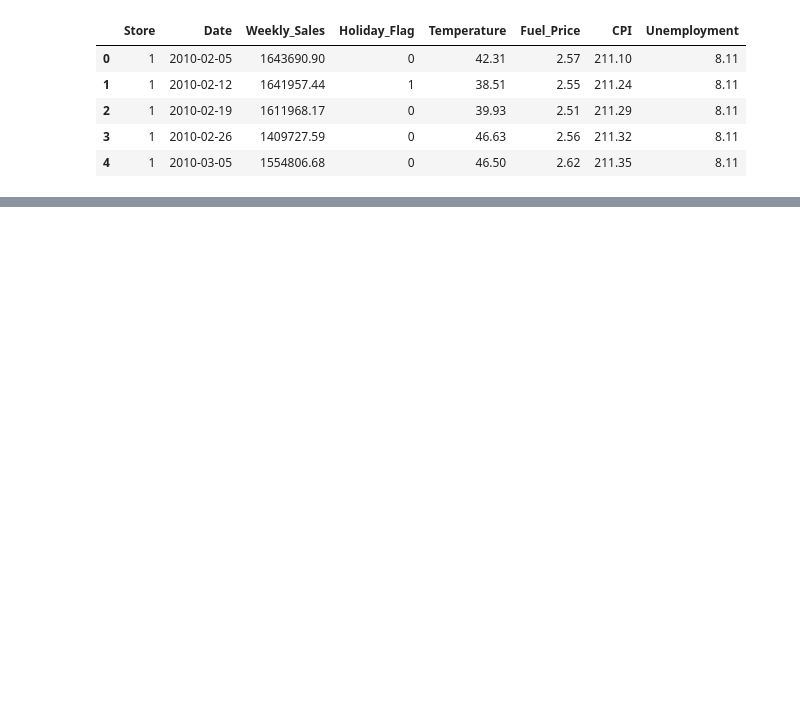
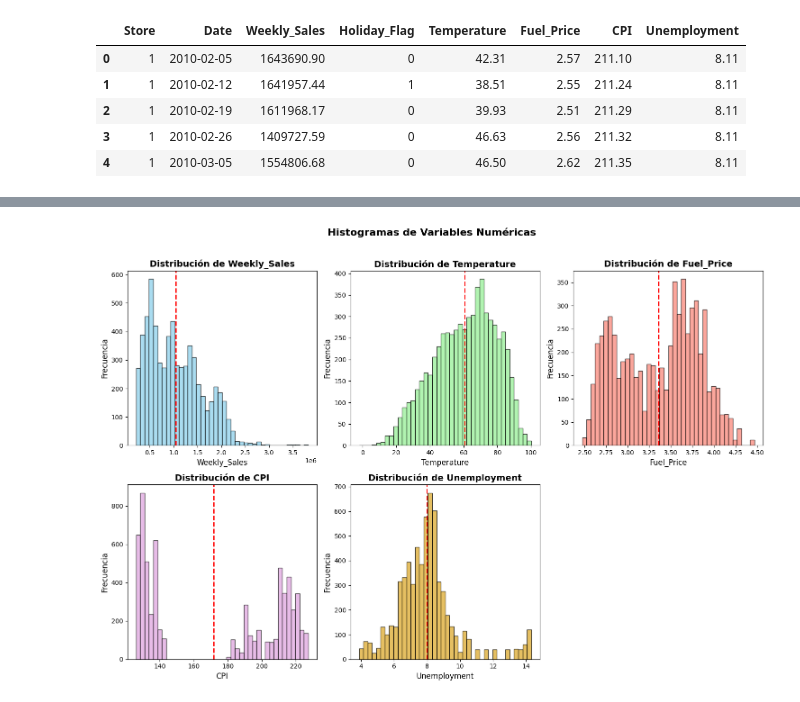
Before and after one commit to Rrosmarinus/walmart, a Jupyter notebook: Ejercicio_RMod_Walmart.ipynb, the cells around one changed output, grey strips where cells are left out. Drawn from its saved outputs; the diff is of its cells as text; code cells hidden in the pictures; blank space fills up the shorter version.

```diff
--- a/Ejercicio_RMod_Walmart.ipynb
+++ b/Ejercicio_RMod_Walmart.ipynb
@@ -229,0 +219,25 @@ df_walmart.head()
+# %%
+# Seleccionar las variables numéricas (Incluyendo Store y Holiday_Flag)
+numeric_vars = ['Weekly_Sales', 'Temperature', 'Fuel_Price', 'CPI', 'Unemployment']
+
+fig, ax = plt.subplots(2, 3, figsize=(15, 10))
+axes = ax.flatten()
+
+colors = ['skyblue', 'lightgreen', 'salmon', 'plum', 'goldenrod']
+
+for i, var in enumerate(numeric_vars):
+    axes[i].hist(df_walmart[var], bins=40, color=colors[i], edgecolor='black', alpha=0.7)
+    axes[i].axvline(df_walmart[var].mean(), color='red', linestyle='--', linewidth=2)
+    axes[i].set_xlabel(var, fontsize=12)
+    axes[i].set_ylabel('Frecuencia', fontsize=12)
+    axes[i].set_title(f'Distribución de {var}', fontsize=14, fontweight='bold')
+
+# Ocultar el subplot vacío
+axes[5].axis('off')
+
+plt.suptitle('Histogramas de Variables Numéricas', fontsize=16, fontweight='bold', y=1.02)
+plt.tight_layout()
+plt.savefig('02_histogramas_variables_numericas.png', dpi=150, bbox_inches='tight')
+plt.show()
+# %% [output]
+[figure, added]
```
Also changed, not shown: parts of 17 cells of this notebook, 10 other files.
